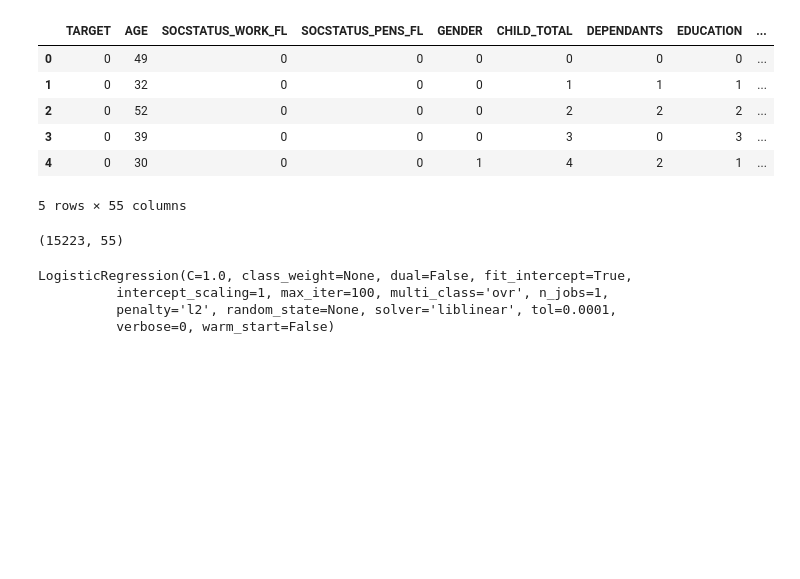
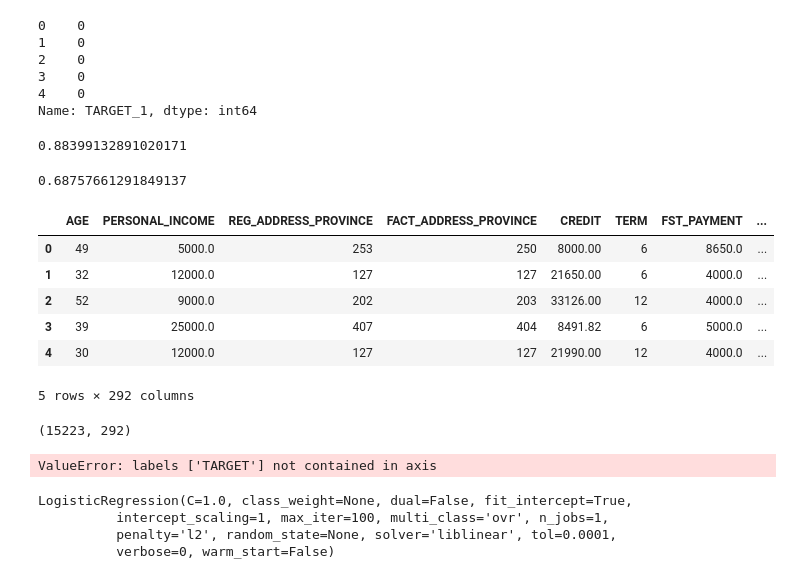
Before and after one commit to BobaZooba/RoadToDataScientist, a Jupyter notebook: contests/OTP_bank/3 OTP Bank Contest - SK Learn.ipynb, the cells around one changed output. Drawn from its saved outputs; the diff is of its cells as text; code cells hidden in the pictures; blank space fills up the shorter version.

```diff
--- a/contests/OTP_bank/3 OTP Bank Contest - SK Learn.ipynb
+++ b/contests/OTP_bank/3 OTP Bank Contest - SK Learn.ipynb
@@ -26,21 +33,40 @@ from sklearn.model_selection import GridSearchCV
+# %%
+y.head()
+# %% [output]
+0    0
+1    0
+2    0
+3    0
+4    0
+Name: TARGET_1, dtype: int64
+# %%
+forest_fullset.score(X, y)
+# %% [output]
+0.88399132891020171
+# %%
+roc_auc_score(y, logreg_fullset.predict_proba(X)[:, 1])
+# %% [output]
+0.68757661291849137
 # %%
-data = DataFrame.from_csv('data/processed_data.csv', encoding='utf-8')
+data = DataFrame.from_csv('data/Credit_OTP_processed_dummies.csv', encoding='utf-8')
 data.head()
 # %% [output]
-|  | TARGET | AGE | SOCSTATUS_WORK_FL | SOCSTATUS_PENS_FL | GENDER | CHILD_TOTAL | DEPENDANTS | EDUCATION | ... |
-| 0 | 0 | 49 | 0 | 0 | 0 | 0 | 0 | 0 | ... |
-| 1 | 0 | 32 | 0 | 0 | 0 | 1 | 1 | 1 | ... |
-| 2 | 0 | 52 | 0 | 0 | 0 | 2 | 2 | 2 | ... |
-| 3 | 0 | 39 | 0 | 0 | 0 | 3 | 0 | 3 | ... |
-| 4 | 0 | 30 | 0 | 0 | 1 | 4 | 2 | 1 | ... |
+|  | AGE | PERSONAL_INCOME | REG_ADDRESS_PROVINCE | FACT_ADDRESS_PROVINCE | CREDIT | TERM | FST_PAYMENT | ... |
+| 0 | 49 | 5000.0 | 253 | 250 | 8000.00 | 6 | 8650.0 | ... |
+| 1 | 32 | 12000.0 | 127 | 127 | 21650.00 | 6 | 4000.0 | ... |
+| 2 | 52 | 9000.0 | 202 | 203 | 33126.00 | 12 | 4000.0 | ... |
+| 3 | 39 | 25000.0 | 407 | 404 | 8491.82 | 6 | 5000.0 | ... |
+| 4 | 30 | 12000.0 | 127 | 127 | 21990.00 | 12 | 4000.0 | ... |
-5 rows × 55 columns
+5 rows × 292 columns
 # %%
 data.shape
 # %% [output]
-(15223, 55)
+(15223, 292)
 # %%
 X = data.drop('TARGET', axis=1)
 y = data['TARGET']
+# %% [output]
+ValueError: labels ['TARGET'] not contained in axis
 # %%
 train_acc = []
 test_acc = []
```
Also changed, not shown: parts of 1 cell of this notebook, 17 other files.
